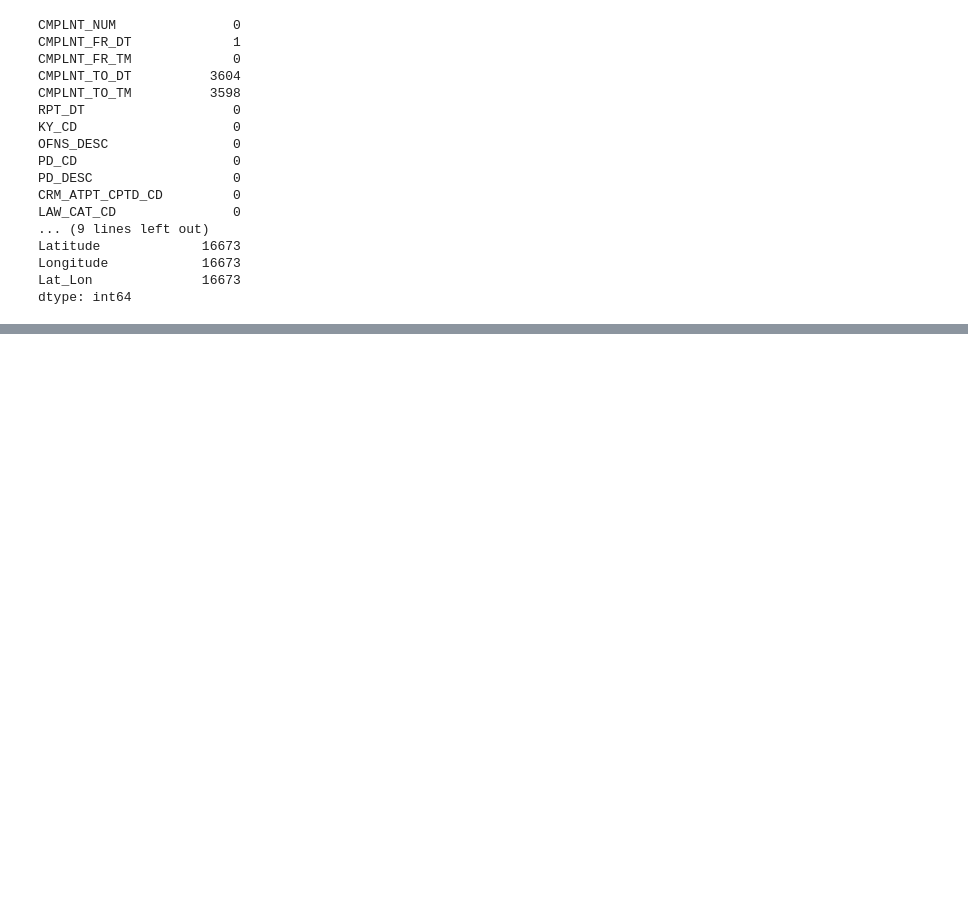
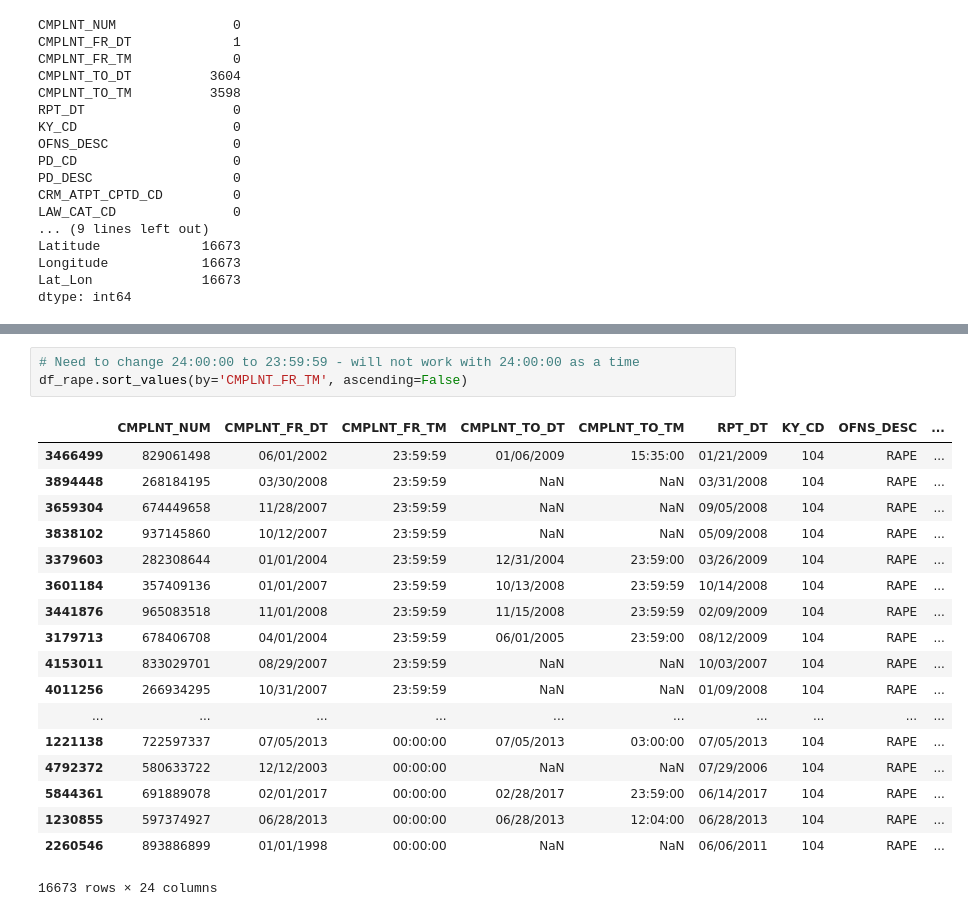
Before and after one commit to lgofish/Unit3Capstone, a Jupyter notebook: NYC_EDA_v1.ipynb, the cells around one changed output, grey strips where cells are left out. Cells and saved outputs as stored; diff of their text form; blank space fills up the shorter version.

```diff
--- a/NYC_EDA_v1.ipynb
+++ b/NYC_EDA_v1.ipynb
@@ -142,0 +238,22 @@ dtype: int64
+# %%
+# Need to change 24:00:00 to 23:59:59 - will not work with 24:00:00 as a time
+df_rape.sort_values(by='CMPLNT_FR_TM', ascending=False)
+# %% [output]
+|  | CMPLNT_NUM | CMPLNT_FR_DT | CMPLNT_FR_TM | CMPLNT_TO_DT | CMPLNT_TO_TM | RPT_DT | KY_CD | OFNS_DESC | ... |
+| 3466499 | 829061498 | 06/01/2002 | 23:59:59 | 01/06/2009 | 15:35:00 | 01/21/2009 | 104 | RAPE | ... |
+| 3894448 | 268184195 | 03/30/2008 | 23:59:59 | NaN | NaN | 03/31/2008 | 104 | RAPE | ... |
+| 3659304 | 674449658 | 11/28/2007 | 23:59:59 | NaN | NaN | 09/05/2008 | 104 | RAPE | ... |
+| 3838102 | 937145860 | 10/12/2007 | 23:59:59 | NaN | NaN | 05/09/2008 | 104 | RAPE | ... |
+| 3379603 | 282308644 | 01/01/2004 | 23:59:59 | 12/31/2004 | 23:59:00 | 03/26/2009 | 104 | RAPE | ... |
+| 3601184 | 357409136 | 01/01/2007 | 23:59:59 | 10/13/2008 | 23:59:59 | 10/14/2008 | 104 | RAPE | ... |
+| 3441876 | 965083518 | 11/01/2008 | 23:59:59 | 11/15/2008 | 23:59:59 | 02/09/2009 | 104 | RAPE | ... |
+| 3179713 | 678406708 | 04/01/2004 | 23:59:59 | 06/01/2005 | 23:59:00 | 08/12/2009 | 104 | RAPE | ... |
+| 4153011 | 833029701 | 08/29/2007 | 23:59:59 | NaN | NaN | 10/03/2007 | 104 | RAPE | ... |
+| 4011256 | 266934295 | 10/31/2007 | 23:59:59 | NaN | NaN | 01/09/2008 | 104 | RAPE | ... |
+| ... | ... | ... | ... | ... | ... | ... | ... | ... | ... |
+| 1221138 | 722597337 | 07/05/2013 | 00:00:00 | 07/05/2013 | 03:00:00 | 07/05/2013 | 104 | RAPE | ... |
+| 4792372 | 580633722 | 12/12/2003 | 00:00:00 | NaN | NaN | 07/29/2006 | 104 | RAPE | ... |
+| 5844361 | 691889078 | 02/01/2017 | 00:00:00 | 02/28/2017 | 23:59:00 | 06/14/2017 | 104 | RAPE | ... |
+| 1230855 | 597374927 | 06/28/2013 | 00:00:00 | 06/28/2013 | 12:04:00 | 06/28/2013 | 104 | RAPE | ... |
+| 2260546 | 893886899 | 01/01/1998 | 00:00:00 | NaN | NaN | 06/06/2011 | 104 | RAPE | ... |
+16673 rows × 24 columns
```
Also changed, not shown: parts of 35 cells of this notebook.
